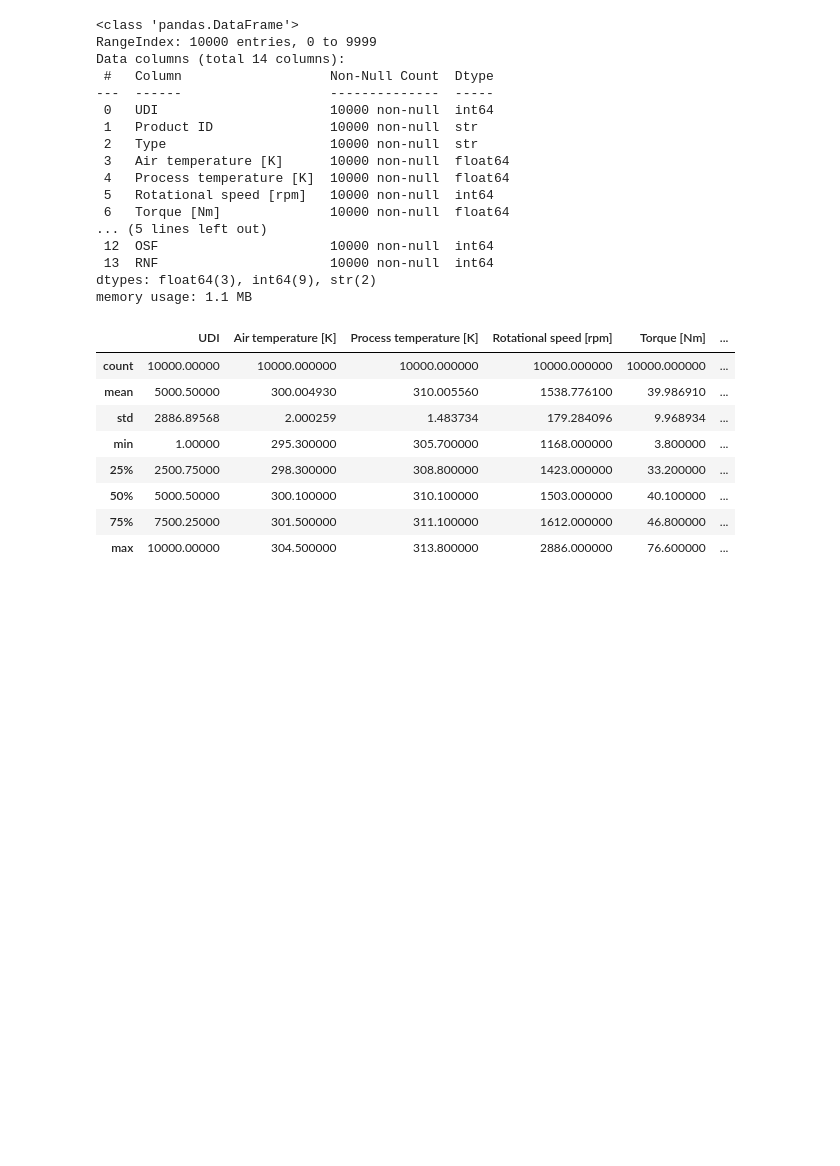
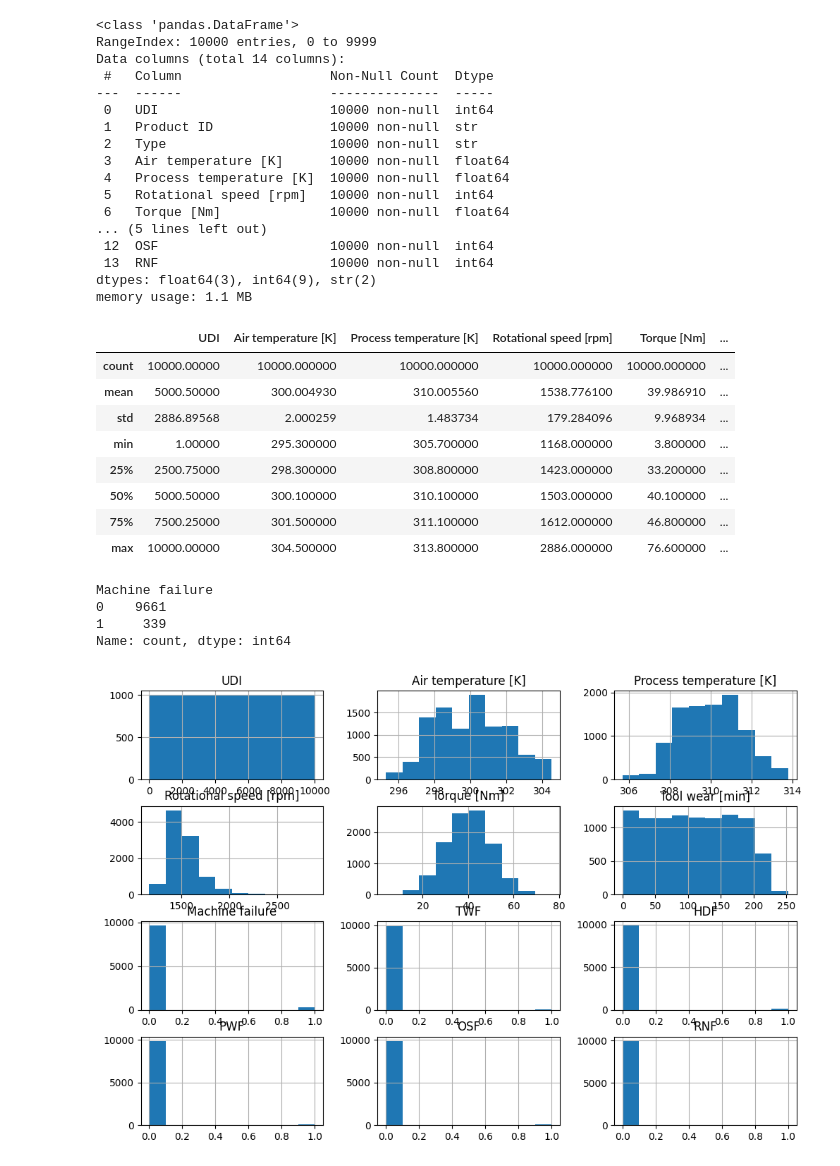
Before and after one commit to archana196/Predictive-Maintenance-IoT-AI, a Jupyter notebook: notebooks/data_loading.ipynb, the cells around one changed output. Cells and saved outputs as stored; diff of their text form; code cells hidden in the pictures; blank space fills up the shorter version.

```diff
--- a/notebooks/data_loading.ipynb
+++ b/notebooks/data_loading.ipynb
@@ -100,3 +100,17 @@ df.describe()
 | 50% | 5000.50000 | 300.100000 | 310.100000 | 1503.000000 | 40.100000 | ... |
 | 75% | 7500.25000 | 301.500000 | 311.100000 | 1612.000000 | 46.800000 | ... |
 | max | 10000.00000 | 304.500000 | 313.800000 | 2886.000000 | 76.600000 | ... |
+# %%
+df['Machine failure'].value_counts()
+# %% [output]
+Machine failure
+0    9661
+1     339
+Name: count, dtype: int64
+# %%
+import matplotlib.pyplot as plt
+
+df.hist(figsize=(12,8))
+plt.show()
+# %% [output]
+[figure, added]
```
Also changed, not shown: parts of 2 cells of this notebook.
